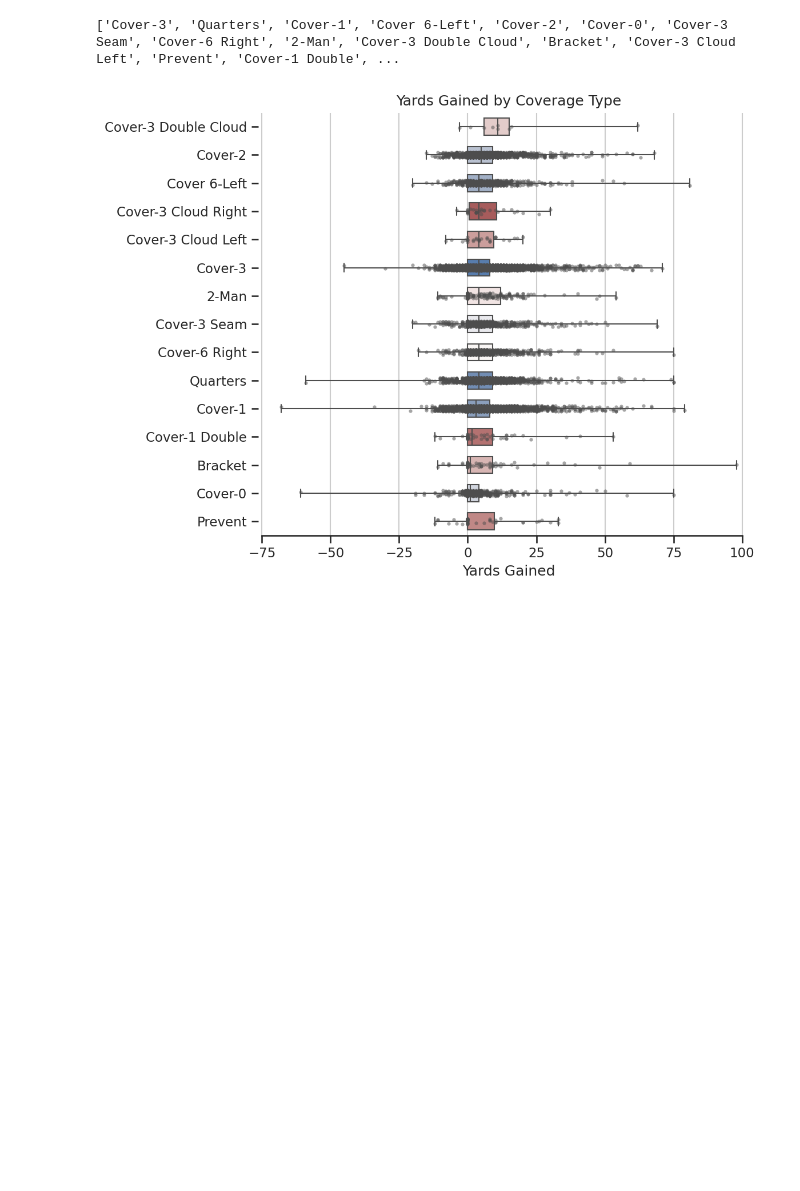
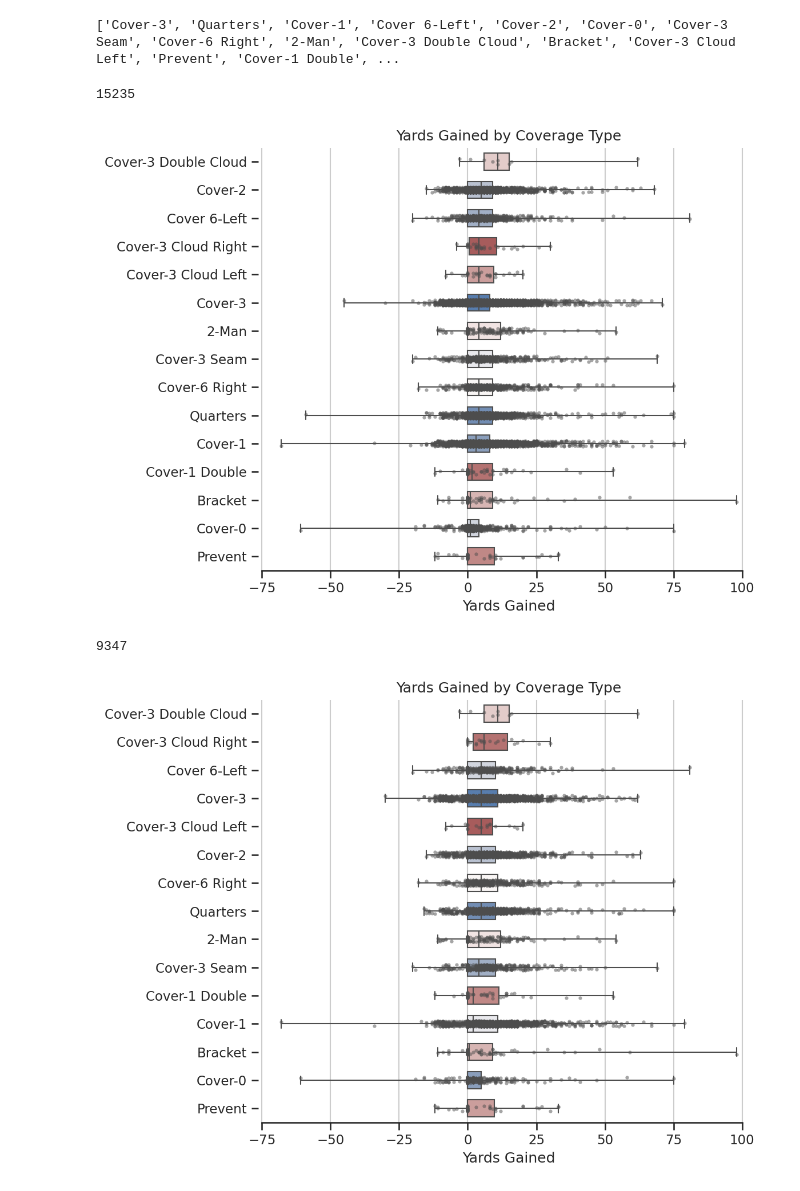
Before and after one commit to Sam-v6/nfl, a Jupyter notebook: notebooks/eda.ipynb, the cells around one changed output. Saved outputs shown, nothing was run; the diff lists cells and outputs as text; code cells hidden in the pictures; blank space fills up the shorter version.

Commit message:
Added another box plot

```diff
--- a/notebooks/eda.ipynb
+++ b/notebooks/eda.ipynb
@@ -239,6 +258,7 @@ print(valid_coverages)
 ['Cover-3', 'Quarters', 'Cover-1', 'Cover 6-Left', 'Cover-2', 'Cover-0', 'Cover-3 Seam', 'Cover-6 Right', '2-Man', 'Cover-3 Double Cloud', 'Bracket', 'Cover-3 Cloud Left', 'Prevent', 'Cover-1 Double', ...
 # %%
 coverage_df = plays_df[plays_df["pff_passCoverage"].isin(valid_coverages)].copy()
+print(len(coverage_df))
 order = (
     coverage_df.groupby("pff_passCoverage")["yardsGained"]
     .median()
@@ -284,4 +304,56 @@ sns.despine(trim=True, left=True)
 plt.tight_layout()
 plt.show()
 # %% [output]
+15235
 [figure]
+# %%
+pass_coverage_df = coverage_df[coverage_df['passResult'].notna()]
+print(len(pass_coverage_df))
+
+order = (
+    pass_coverage_df.groupby("pff_passCoverage")["yardsGained"]
+    .median()
+    .sort_values(ascending=False)
+    .index
+)
+
+import seaborn as sns
+import matplotlib.pyplot as plt
+
+sns.set_theme(style="ticks")
+fig, ax = plt.subplots(figsize=(8,6), dpi=150)
+# Horizontal boxplot: yards gained (x) vs coverage (y)
+sns.boxplot(
+    data=pass_coverage_df,
+    x="yardsGained",
+    y="pff_passCoverage",
+    order=order,
+    whis=[0, 100],
+    width=0.6,
+    palette="vlag",
+    hue="pff_passCoverage",
+    ax=ax,
+    legend=False,
+)
+
+# Add each play as a dot for density context
+sns.stripplot(
+    data=pass_coverage_df,
+    x="yardsGained",
+    y="pff_passCoverage",
+    order=order,
+    size=3,
+    color=".3",
+    alpha=0.5,
+    ax=ax
+)
+
+# Clean up visuals
+ax.xaxis.grid(True)
+ax.set(ylabel="", xlabel="Yards Gained", title="Yards Gained by Coverage Type")
+sns.despine(trim=True, left=True)
+plt.tight_layout()
+plt.show()
+# %% [output]
+9347
+[figure, added]
```
Also changed, not shown: parts of 1 cell of this notebook.
